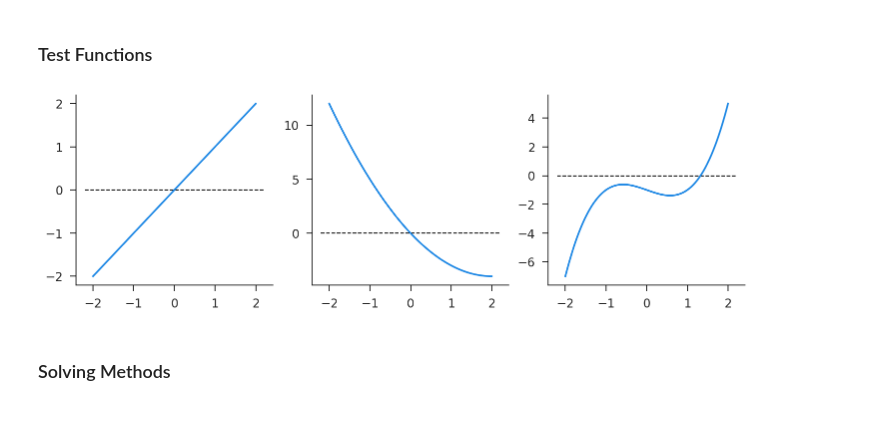
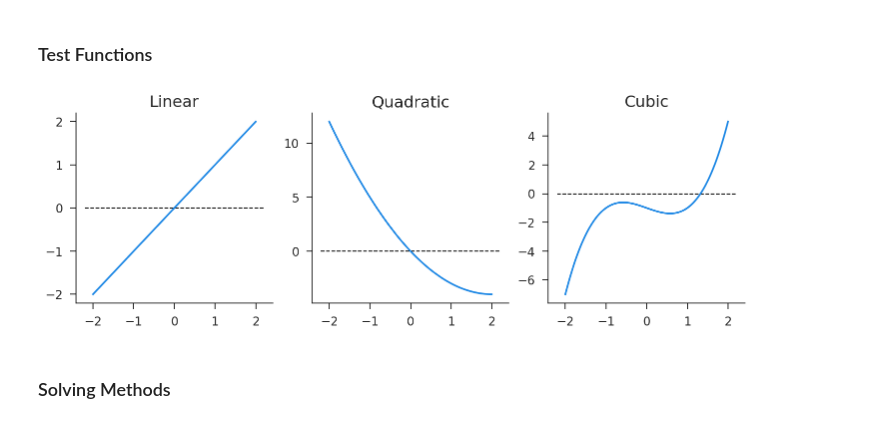
Before and after one commit to iamlemec/grad_code, a Jupyter notebook: lecture_1.ipynb, the cells around one changed output. Drawn from its saved outputs; the diff is of its cells as text; code cells hidden in the pictures.

```diff
--- a/lecture_1.ipynb
+++ b/lecture_1.ipynb
@@ -32,10 +32,11 @@ def cubic(x):
 # %%
 fig, axs = plt.subplots(ncols=3, figsize=(12, 3.5))
 viz.plot(linear, *xlim, zero=0, ax=axs[0])
 viz.plot(quadratic, *xlim, zero=0, ax=axs[1])
 viz.plot(cubic, *xlim, zero=0, ax=axs[2])
+axs[0].set_title('Linear'); axs[1].set_title('Quadratic'); axs[2].set_title('Cubic');
 # %% [output]
-[figure, old version]
+[figure, new version]
 # %% [markdown]
 ### Solving Methods
 # %% [markdown]
```
Also changed, not shown: parts of 8 cells of this notebook, 4 other files.
